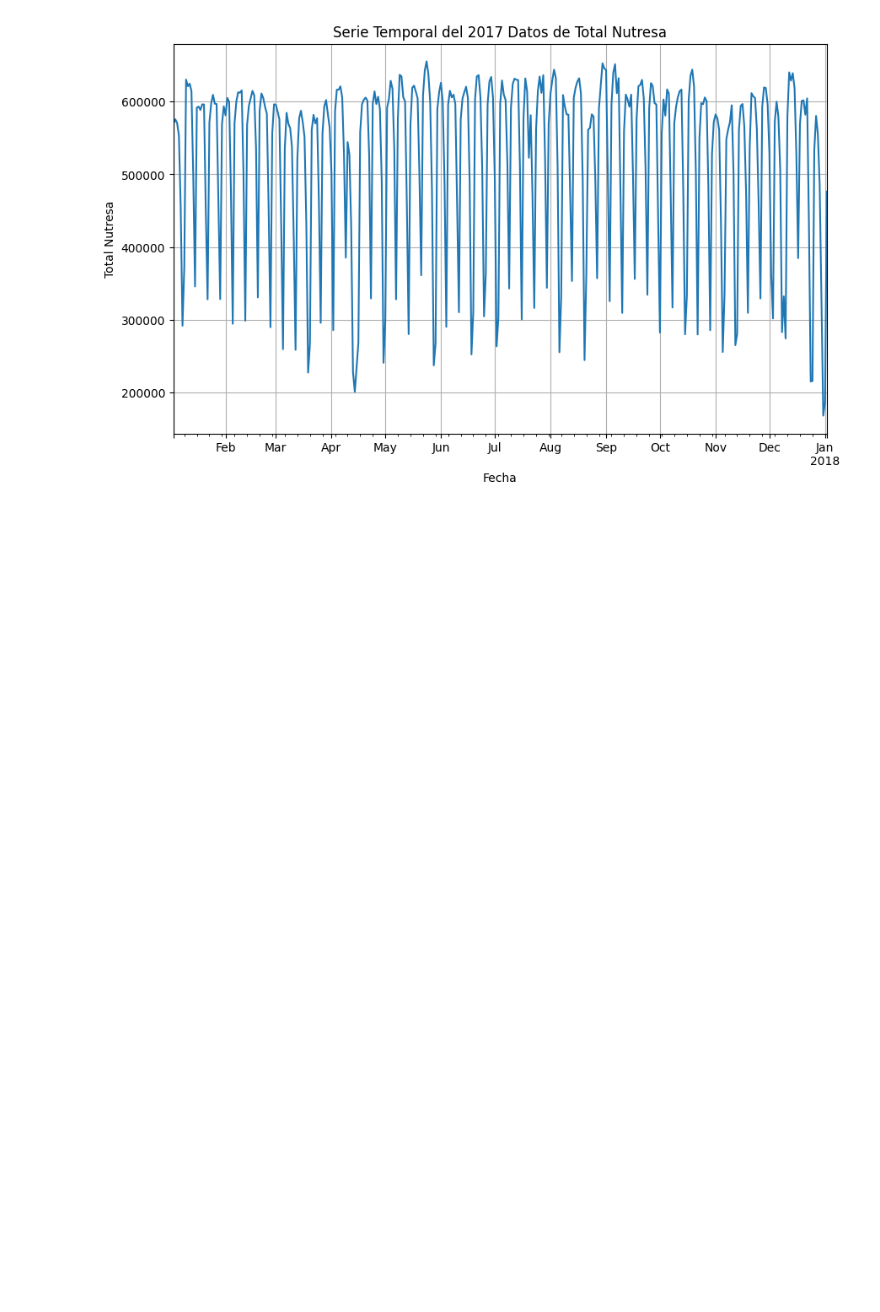
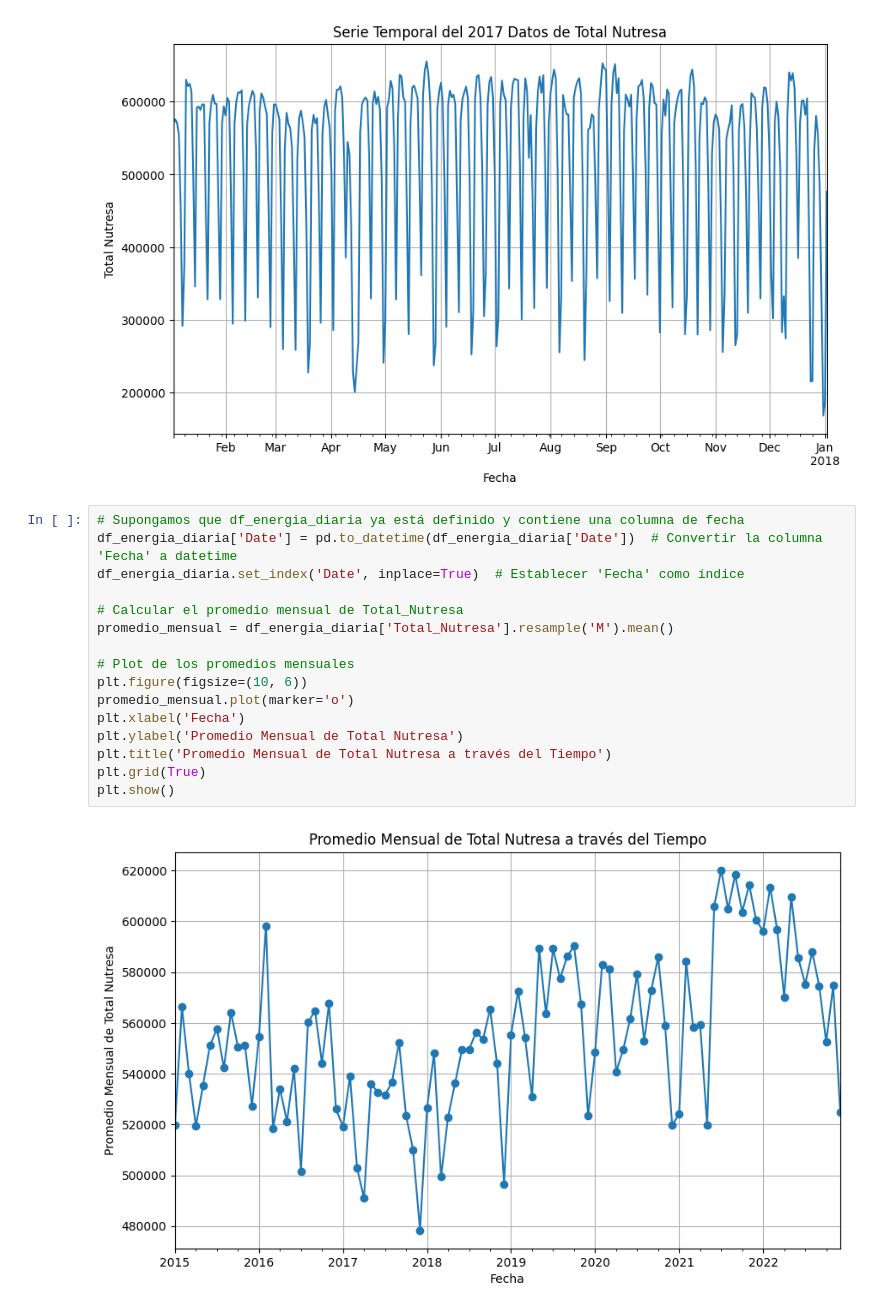
Before and after one commit to josedjaykv/Analisis-De-los-Datos-Proyecto-Nutresa, a Jupyter notebook: Analisis.ipynb, the cells around one changed output. Drawn from its saved outputs; the diff is of its cells as text; blank space fills up the shorter version.

Commit message:
Promedio Mensual

```diff
--- a/Analisis.ipynb
+++ b/Analisis.ipynb
@@ -393,3 +393,21 @@ plt.grid(True)
 plt.show()
 # %% [output]
 [figure]
+# %%
+# Supongamos que df_energia_diaria ya está definido y contiene una columna de fecha
+df_energia_diaria['Date'] = pd.to_datetime(df_energia_diaria['Date'])  # Convertir la columna 'Fecha' a datetime
+df_energia_diaria.set_index('Date', inplace=True)  # Establecer 'Fecha' como índice
+
+# Calcular el promedio mensual de Total_Nutresa
+promedio_mensual = df_energia_diaria['Total_Nutresa'].resample('M').mean()
+
+# Plot de los promedios mensuales
+plt.figure(figsize=(10, 6))
+promedio_mensual.plot(marker='o')
+plt.xlabel('Fecha')
+plt.ylabel('Promedio Mensual de Total Nutresa')
+plt.title('Promedio Mensual de Total Nutresa a través del Tiempo')
+plt.grid(True)
+plt.show()
+# %% [output]
+[figure, added]
```
